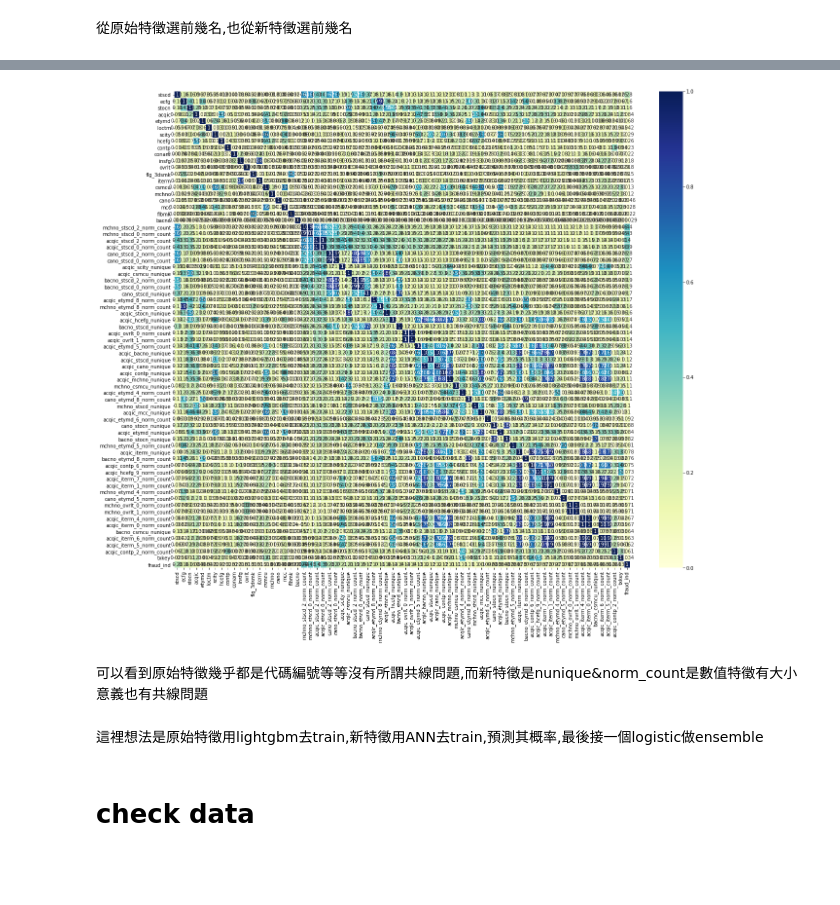
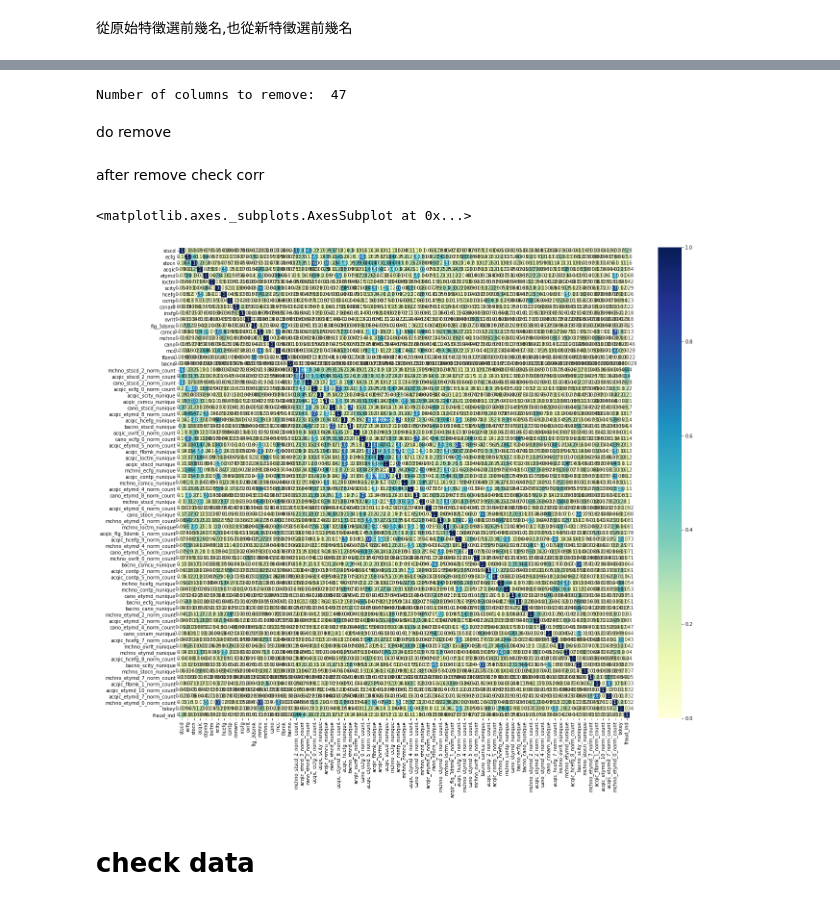
Before and after one commit to skywalker0803r/Ricky, a Jupyter notebook: 玉山銀行AI比賽_featuresengineering.ipynb, the cells around one changed output, grey strips where cells are left out. Cells and saved outputs as stored; diff of their text form; code cells hidden in the pictures; blank space fills up the shorter version.

```diff
--- a/玉山銀行AI比賽_featuresengineering.ipynb
+++ b/玉山銀行AI比賽_featuresengineering.ipynb
@@ -356,6 +367,9 @@ mchno_stscd_2_norm_count <AVG fraud_ind AVG: 0.19 %
 old_feat_num = len(features)
 new_feat_num = 100
 
-select_feats = list(old_corrs.head(old_feat_num).index)+list(new_corrs.head(new_feat_num).index)
+old_feat = list(old_corrs.head(old_feat_num).index)
+new_feat = list(new_corrs.head(new_feat_num).index)
+
+select_feats =  old_feat + new_feat
 train = train[select_feats+['txkey']+['fraud_ind']]
 test = test[select_feats+['txkey']]
@@ -366,13 +378,39 @@ test = test[select_feats+['txkey']]
+# %%
+corrs = abs(train.corr())
+threshold = 0.8
+above_threshold_vars = {}
+for col in corrs:
+    above_threshold_vars[col] = list(corrs.index[corrs[col] > threshold])
+# %%
+cols_to_remove = []
+cols_seen = []
+cols_to_remove_pair = []
+for key, value in above_threshold_vars.items():
+    cols_seen.append(key)
+    for x in value:
+        if x == key:
+            next
+        else:
+            if x not in cols_seen:
+                cols_to_remove.append(x)
+                cols_to_remove_pair.append(key)
+cols_to_remove = list(set(cols_to_remove))
+print('Number of columns to remove: ', len(cols_to_remove))
+# %% [output]
+Number of columns to remove:  47
+# %% [markdown]
+do remove
+# %%
+train = train.drop(cols_to_remove,axis=1)
+test = test.drop(cols_to_remove,axis=1)
+# %% [markdown]
+after remove check corr
 # %%
-plt.figure(figsize=(21,18))
-sns.heatmap(abs(train.corr()),linewidths=0.1,cmap='YlGnBu',annot=True)
-plt.show()
+fig = plt.figure(figsize=(21,18))
+sns.heatmap(abs(train.corr()),annot=True,linewidths=0.1,cmap='YlGnBu')
 # %% [output]
+<matplotlib.axes._subplots.AxesSubplot at 0x...>
-[figure, old version]
+[figure, new version]
-# %% [markdown]
-可以看到原始特徵幾乎都是代碼編號等等沒有所謂共線問題,而新特徵是nunique&norm_count是數值特徵有大小意義也有共線問題
-# %% [markdown]
-這裡想法是原始特徵用lightgbm去train,新特徵用ANN去train,預測其概率,最後接一個logistic做ensemble
 # %% [markdown]
 # check data
 # %%
```
Also changed, not shown: parts of 27 cells of this notebook.
